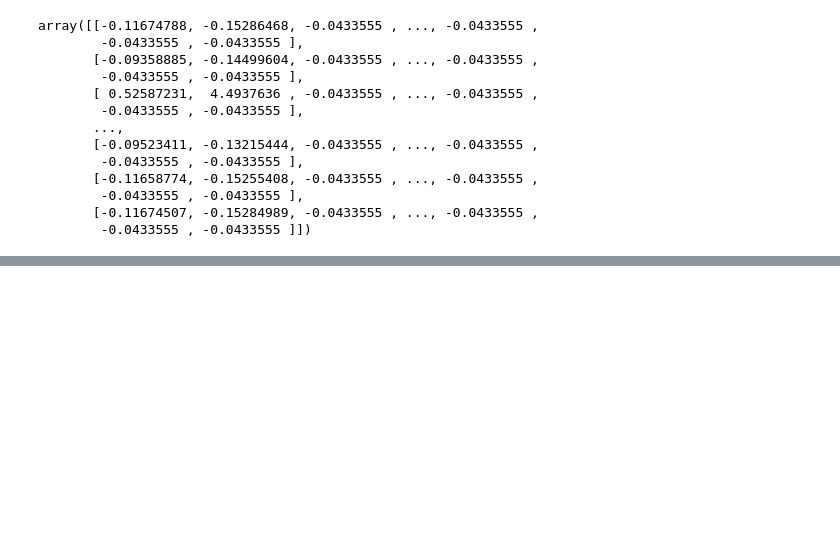
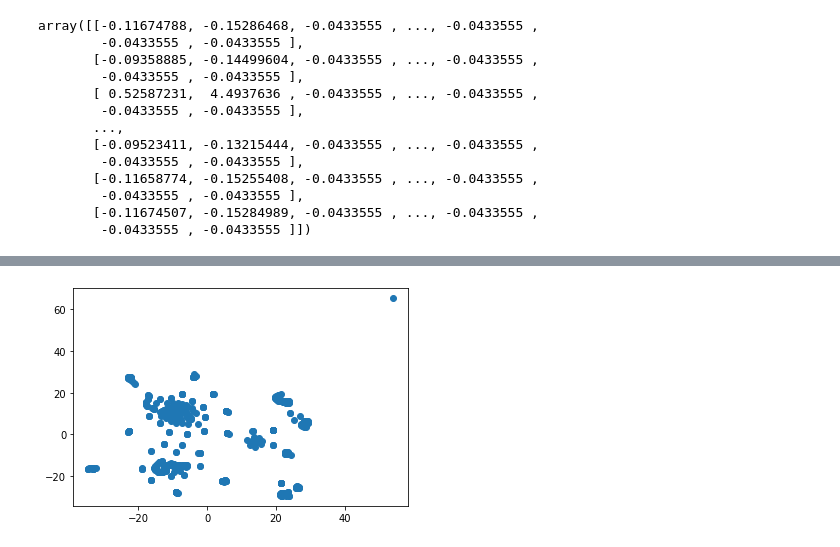
Before and after one commit to nimmyja/Cryptocurrency_Clusters_ML, a Jupyter notebook: cryptoclustering.ipynb, the cells around one changed output, grey strips where cells are left out. Cells and saved outputs as stored; diff of their text form; code cells hidden in the pictures; blank space fills up the shorter version.

```diff
--- a/cryptoclustering.ipynb
+++ b/cryptoclustering.ipynb
@@ -141,0 +214,5 @@ ValueError: Shape of passed values is (533, 100), indices imply (533, 99)
+# %%
+# Run t-SNE
+from sklearn.manifold import TSNE
+tsne = TSNE(perplexity=20,learning_rate=100)
+tsne_features = tsne.fit_transform(df_crypto_pca)
@@ -141,0 +235,6 @@ ValueError: Shape of passed values is (533, 100), indices imply (533, 99)
+# %%
+# Plot the results
+plt.scatter(tsne_features[:,0], tsne_features[:,1])
+plt.show()
+# %% [output]
+[figure, added]
```
Also changed, not shown: parts of 12 cells of this notebook.
